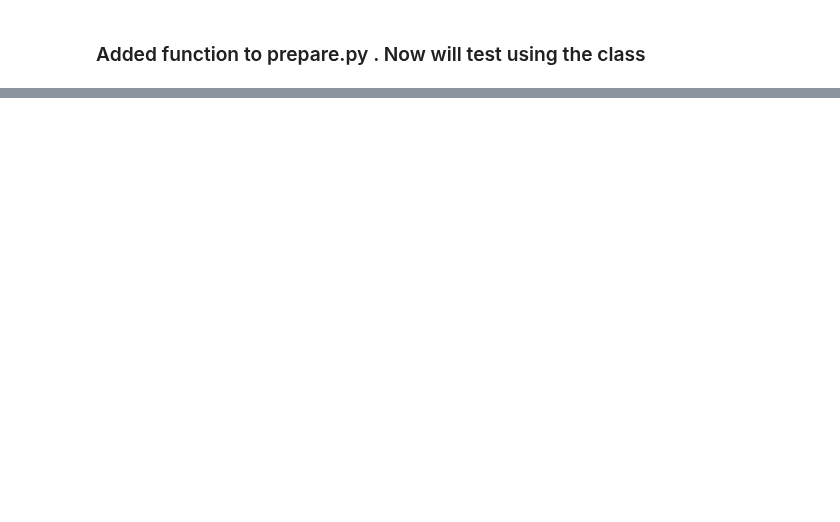
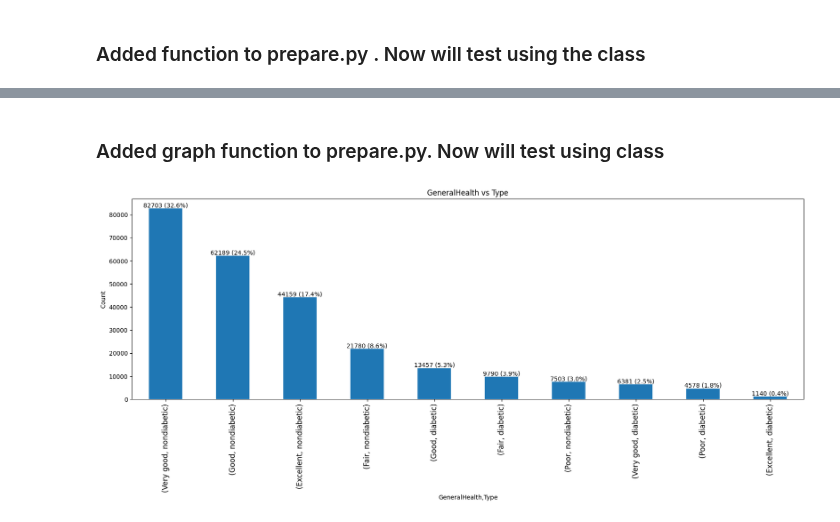
Before and after one commit to yourexodus/capstone_CDC, a Jupyter notebook: Modeling.ipynb, the cells around one changed output, grey strips where cells are left out. Cells and saved outputs as stored; diff of their text form; code cells hidden in the pictures; blank space fills up the shorter version.

```diff
--- a/Modeling.ipynb
+++ b/Modeling.ipynb
@@ -587,0 +586,2 @@ You have a 51% probability you will not be diagnosed with diabetes.
+# %% [markdown]
+### Added graph function to prepare.py. Now will test using class
@@ -587,0 +591,4 @@ You have a 51% probability you will not be diagnosed with diabetes.
+# %%
+gr = graph_df(df,"GeneralHealth","Type")
+# %% [output]
+[figure, added]
```
Also changed, not shown: parts of 30 cells of this notebook, 8 other files.
